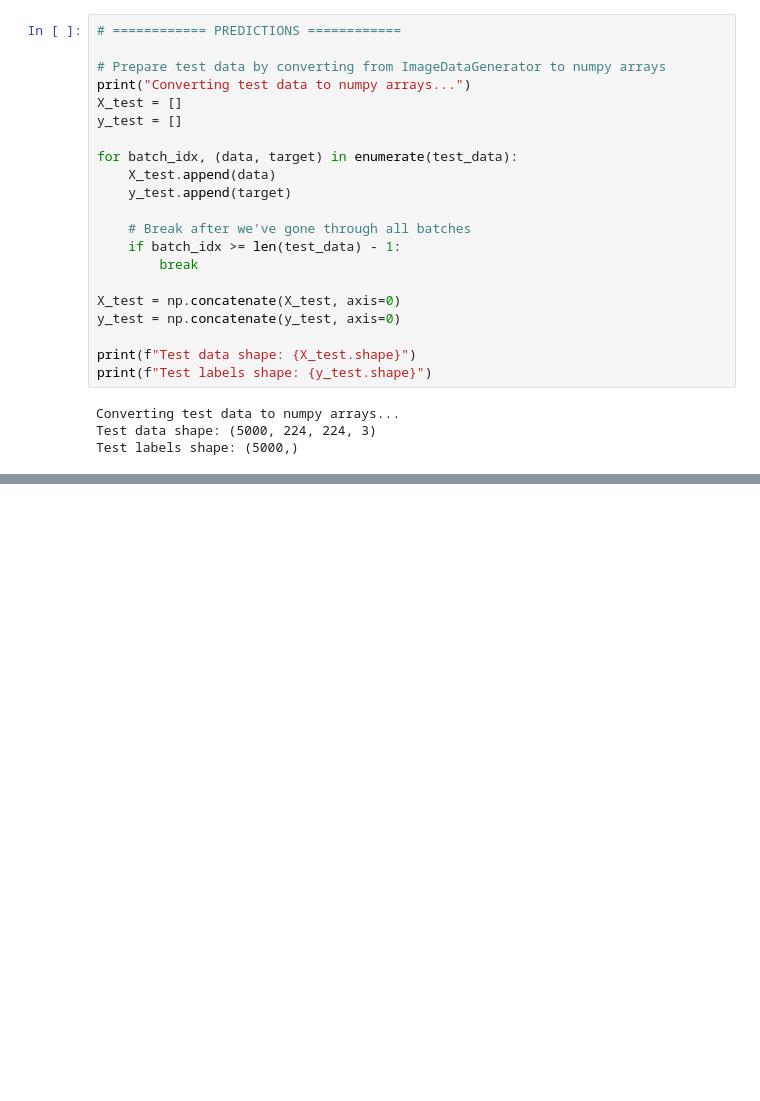
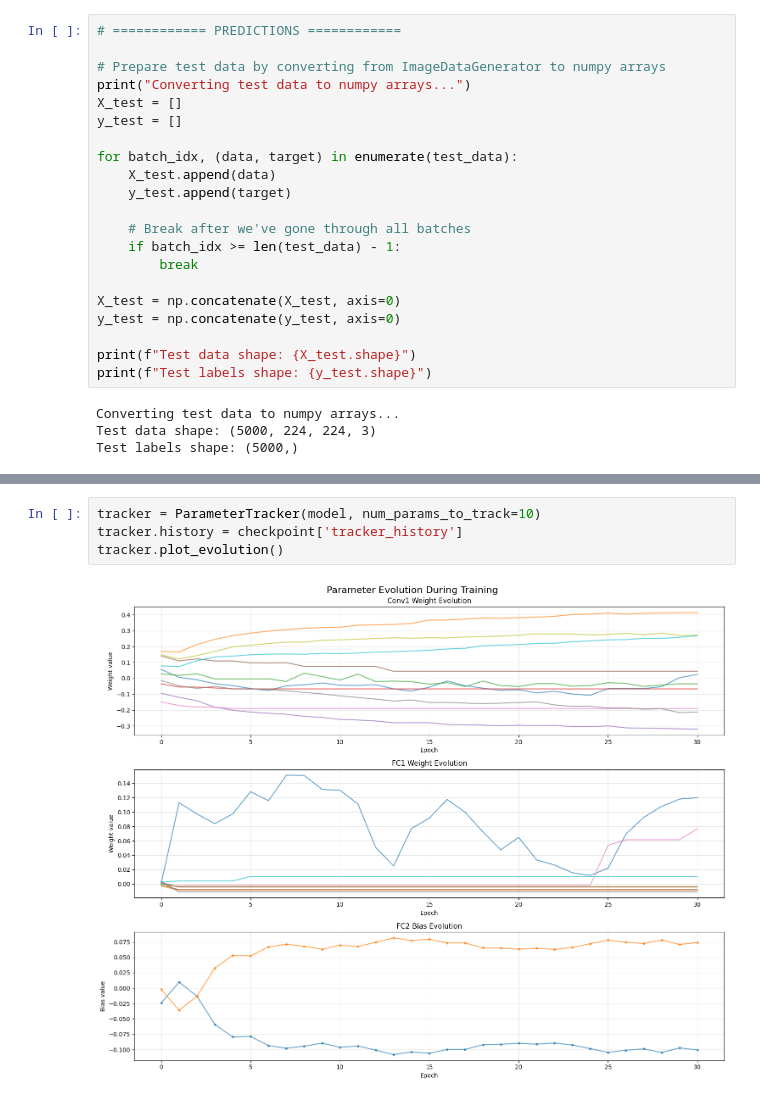
Before and after one commit to noazlee/stat340_bayesian_cnns, a Jupyter notebook: notebooks/standard_cnn_cats_dogs.ipynb, the cells around one changed output, grey strips where cells are left out. Cells and saved outputs as stored; diff of their text form; blank space fills up the shorter version.

```diff
--- a/notebooks/standard_cnn_cats_dogs.ipynb
+++ b/notebooks/standard_cnn_cats_dogs.ipynb
@@ -581,0 +563,6 @@ Total correct: 3300
+# %%
+tracker = ParameterTracker(model, num_params_to_track=10)
+tracker.history = checkpoint['tracker_history']
+tracker.plot_evolution()
+# %% [output]
+[figure, added]
```
Also changed, not shown: parts of 13 cells of this notebook, 5 other files.
